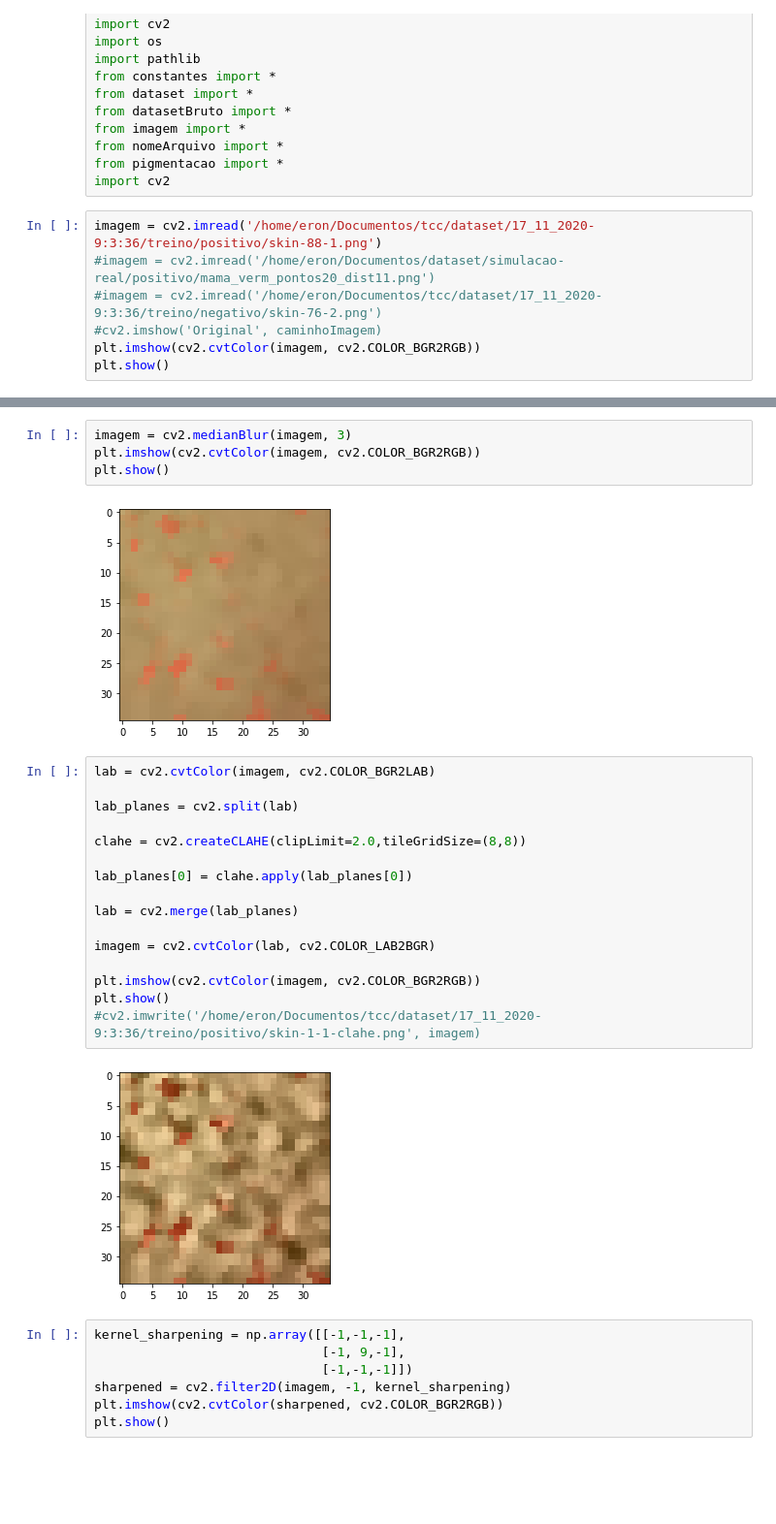
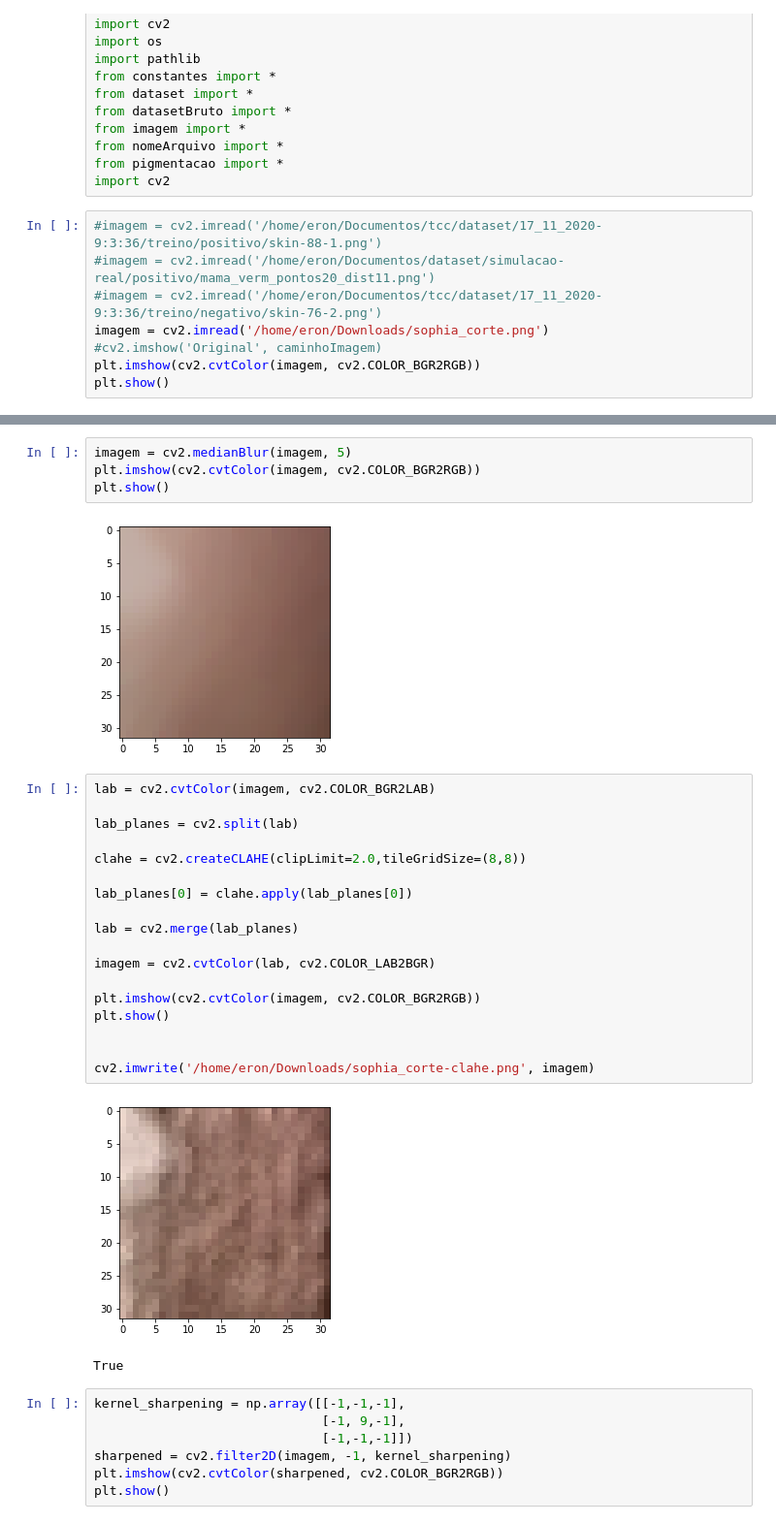
Before and after one commit to FillipeEron/tcc, a Jupyter notebook: codigo/pdi/filtros.ipynb, the cells around one changed output, grey strips where cells are left out. Shown: that part at 97% size. Drawn from its saved outputs; the diff is of its cells as text; blank space fills up the shorter version.

```diff
--- a/codigo/pdi/filtros.ipynb
+++ b/codigo/pdi/filtros.ipynb
@@ -14,9 +14,10 @@ from nomeArquivo import *
 from pigmentacao import *
 import cv2
 # %%
-imagem = cv2.imread('/home/eron/Documentos/tcc/dataset/17_11_2020-9:3:36/treino/positivo/skin-88-1.png')
+#imagem = cv2.imread('/home/eron/Documentos/tcc/dataset/17_11_2020-9:3:36/treino/positivo/skin-88-1.png')
 #imagem = cv2.imread('/home/eron/Documentos/dataset/simulacao-real/positivo/mama_verm_pontos20_dist11.png')
 #imagem = cv2.imread('/home/eron/Documentos/tcc/dataset/17_11_2020-9:3:36/treino/negativo/skin-76-2.png')
+imagem = cv2.imread('/home/eron/Downloads/sophia_corte.png')
 #cv2.imshow('Original', caminhoImagem)
 plt.imshow(cv2.cvtColor(imagem, cv2.COLOR_BGR2RGB))
 plt.show()
@@ -25,27 +26,30 @@ plt.show()
 # %%
-imagem = cv2.medianBlur(imagem, 3)
+imagem = cv2.medianBlur(imagem, 5)
 plt.imshow(cv2.cvtColor(imagem, cv2.COLOR_BGR2RGB))
 plt.show()
 # %% [output]
-[figure, old version]
+[figure, new version]
 # %%
 lab = cv2.cvtColor(imagem, cv2.COLOR_BGR2LAB)
 
 lab_planes = cv2.split(lab)
 
 clahe = cv2.createCLAHE(clipLimit=2.0,tileGridSize=(8,8))
 
 lab_planes[0] = clahe.apply(lab_planes[0])
 
 lab = cv2.merge(lab_planes)
 
 imagem = cv2.cvtColor(lab, cv2.COLOR_LAB2BGR)
 
 plt.imshow(cv2.cvtColor(imagem, cv2.COLOR_BGR2RGB))
 plt.show()
-#cv2.imwrite('/home/eron/Documentos/tcc/dataset/17_11_2020-9:3:36/treino/positivo/skin-1-1-clahe.png', imagem)
+
+
+cv2.imwrite('/home/eron/Downloads/sophia_corte-clahe.png', imagem)
 # %% [output]
-[figure, old version]
+[figure, new version]
+True
 # %%
 kernel_sharpening = np.array([[-1,-1,-1],
                               [-1, 9,-1],
```
Also changed, not shown: parts of 1 cell of this notebook, 1 other file.
